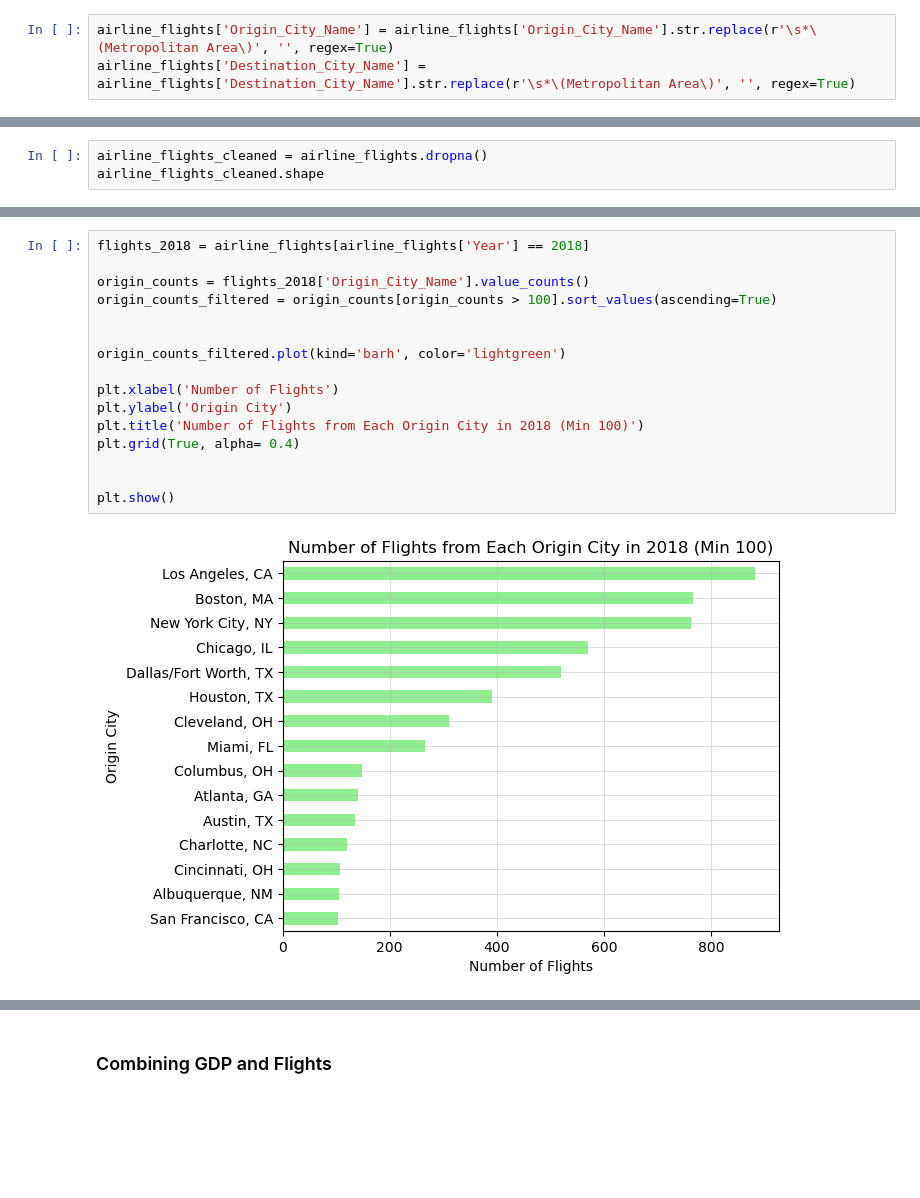
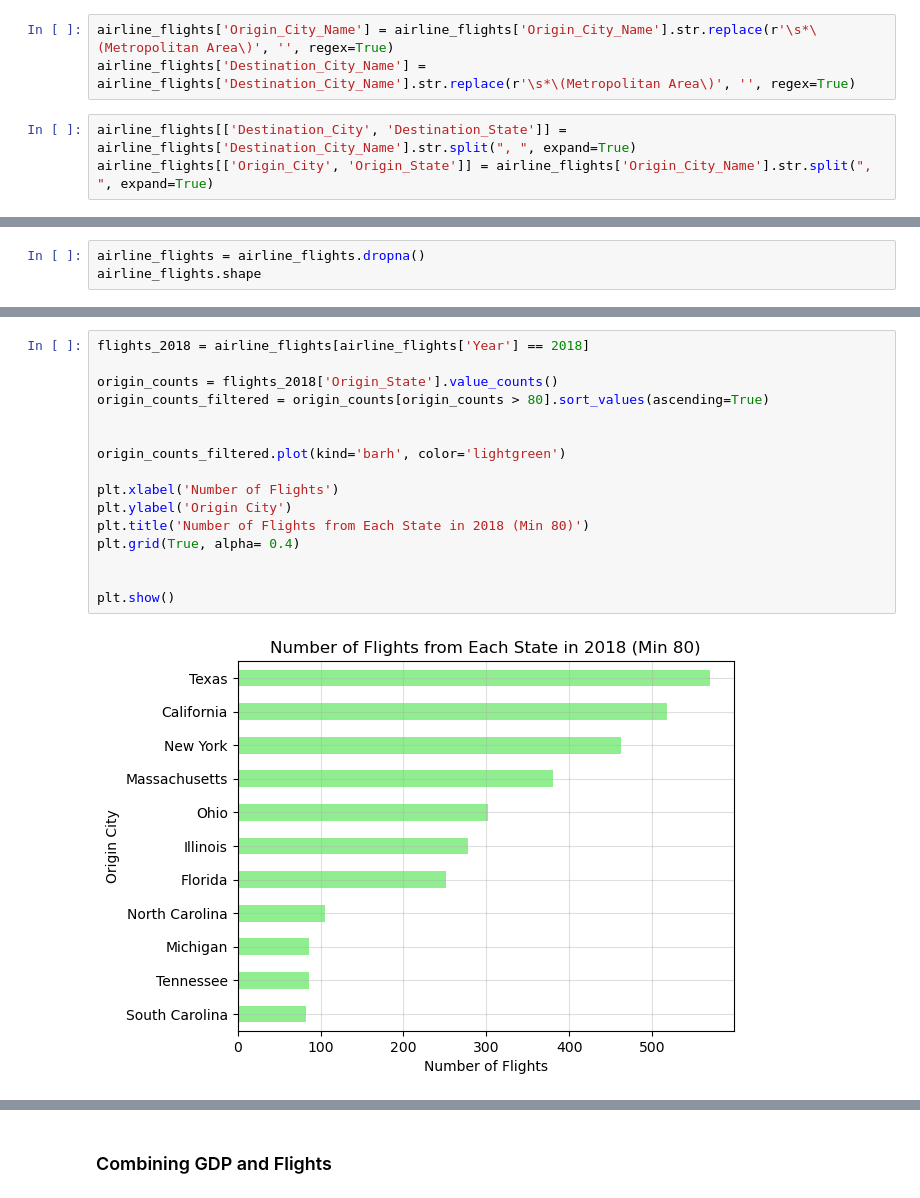
Before and after one commit to cosmopaladin/project-1, a Jupyter notebook: project1.ipynb, the cells around one changed output, grey strips where cells are left out. Cells and saved outputs as stored; diff of their text form; blank space fills up the shorter version.

Commit message:
Moved renaming airline_flights df to up above and graphed the flights based on the states

```diff
--- a/project1.ipynb
+++ b/project1.ipynb
@@ -129,3 +136,6 @@ airline_flights.head()
 # %%
 airline_flights['Origin_City_Name'] = airline_flights['Origin_City_Name'].str.replace(r'\s*\(Metropolitan Area\)', '', regex=True)
 airline_flights['Destination_City_Name'] = airline_flights['Destination_City_Name'].str.replace(r'\s*\(Metropolitan Area\)', '', regex=True)
+# %%
+airline_flights[['Destination_City', 'Destination_State']] = airline_flights['Destination_City_Name'].str.split(", ", expand=True)
+airline_flights[['Origin_City', 'Origin_State']] = airline_flights['Origin_City_Name'].str.split(", ", expand=True)
@@ -148,5 +239,5 @@ Geocoded_City2               39206
 dtype: int64
 # %%
-airline_flights_cleaned = airline_flights.dropna()
-airline_flights_cleaned.shape
+airline_flights = airline_flights.dropna()
+airline_flights.shape
 # %% [output]
@@ -188,21 +279,21 @@ plt.show()
 # %%
 flights_2018 = airline_flights[airline_flights['Year'] == 2018]
 
-origin_counts = flights_2018['Origin_City_Name'].value_counts()
-origin_counts_filtered = origin_counts[origin_counts > 100].sort_values(ascending=True)
+origin_counts = flights_2018['Origin_State'].value_counts()
+origin_counts_filtered = origin_counts[origin_counts > 80].sort_values(ascending=True)
 
 
 origin_counts_filtered.plot(kind='barh', color='lightgreen')
 
 plt.xlabel('Number of Flights')
 plt.ylabel('Origin City')
-plt.title('Number of Flights from Each Origin City in 2018 (Min 100)')
+plt.title('Number of Flights from Each State in 2018 (Min 80)')
 plt.grid(True, alpha= 0.4)
 
 
 plt.show()
 # %% [output]
-[figure, old version]
+[figure, new version]
 # %%
 fig, axes = plt.subplots(nrows=1, ncols=2, figsize=(16, 8))
 destination_counts_filtered.plot(kind='barh', ax=axes[0], color='skyblue')
```
Also changed, not shown: parts of 19 cells of this notebook.
